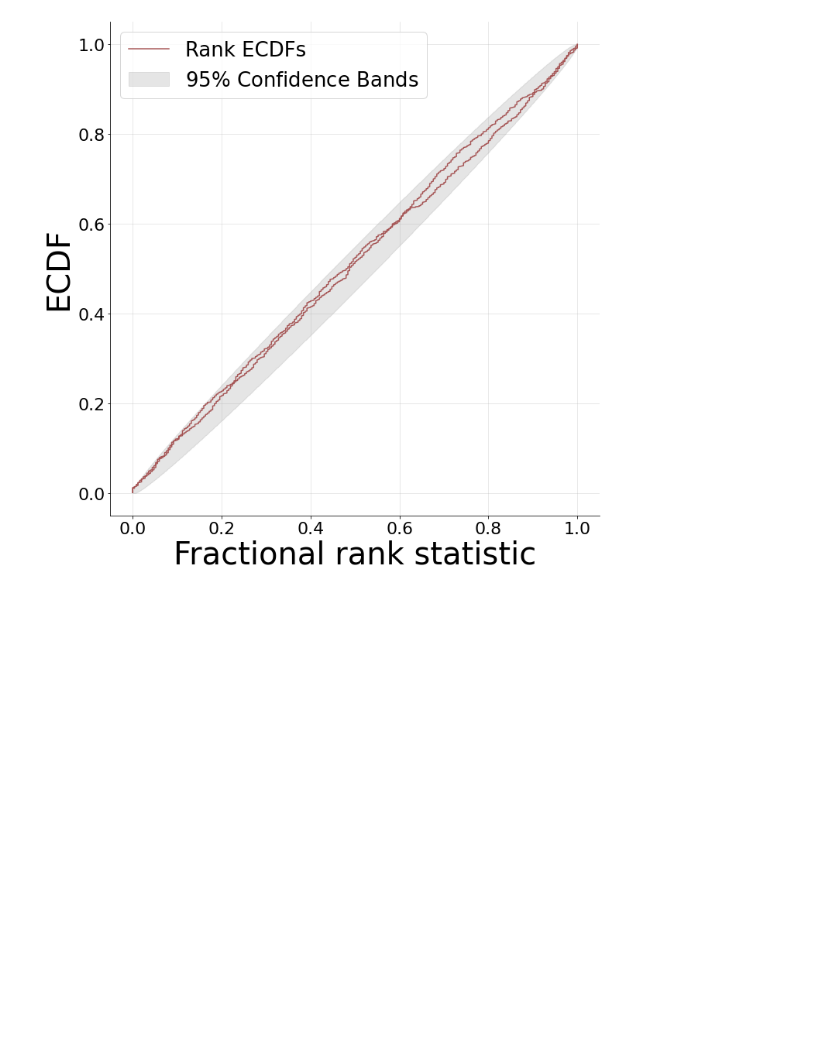
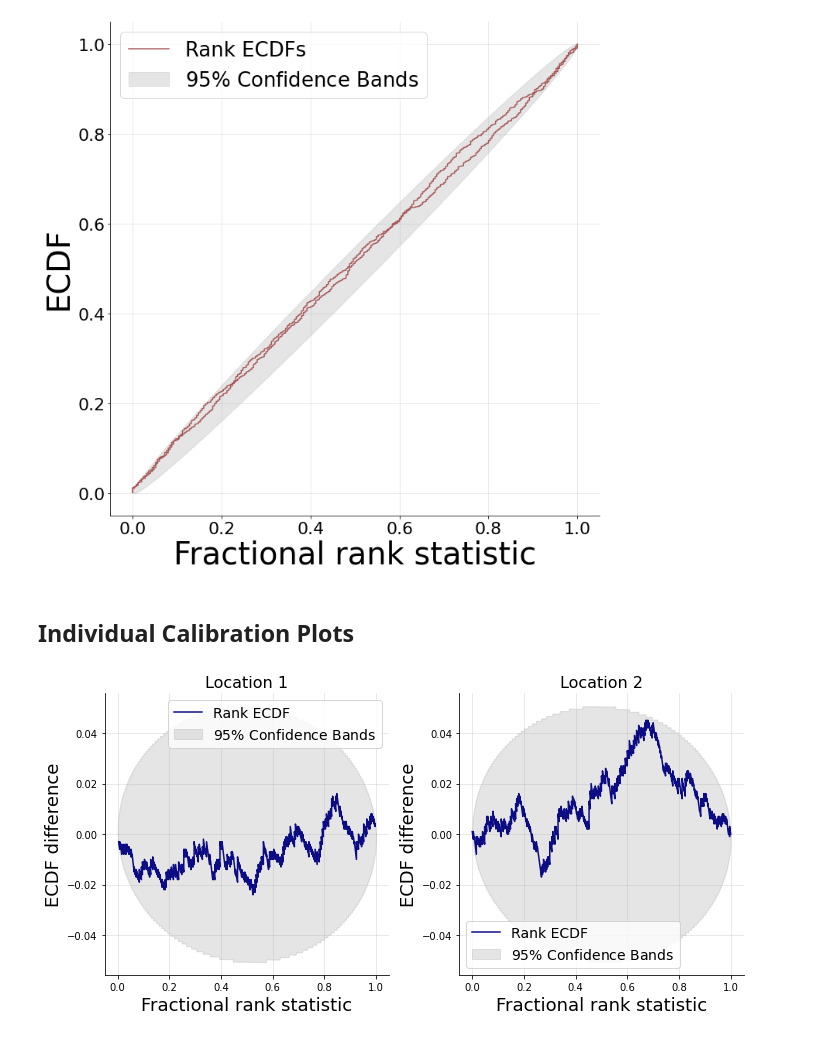
Before and after one commit to bayesflow-org/JANA-Paper, a Jupyter notebook: experiments/benchmarks/benchmark_7.ipynb, the cells around one changed output. Drawn from its saved outputs; the diff is of its cells as text; code cells hidden in the pictures; blank space fills up the shorter version.

```diff
--- a/experiments/benchmarks/benchmark_7.ipynb
+++ b/experiments/benchmarks/benchmark_7.ipynb
@@ -161,3 +148,12 @@ _ = plt.yticks(fontsize=22)
 f.savefig(f'figures/calibration/{benchmark_name}.pdf', dpi=300, bbox_inches='tight')
 # %% [output]
 [figure]
+# %% [markdown]
+## Individual Calibration Plots
+# %%
+# Posterior given surrogate outputs
+f = plot_sbc_ecdf(post_samples, prior_samples, ecdf_bands_kwargs=dict(confidence=0.95), label_fontsize=18,
+                  difference=True, param_names=['Location 1', 'Location 2'], rank_ecdf_color='#000080')
+f.savefig(f'figures/calibration/{benchmark_name}_diff_ind_post.pdf', dpi=300, bbox_inches='tight')
+# %% [output]
+[figure, added]
```
Also changed, not shown: parts of 3 cells of this notebook, 1 other file.
